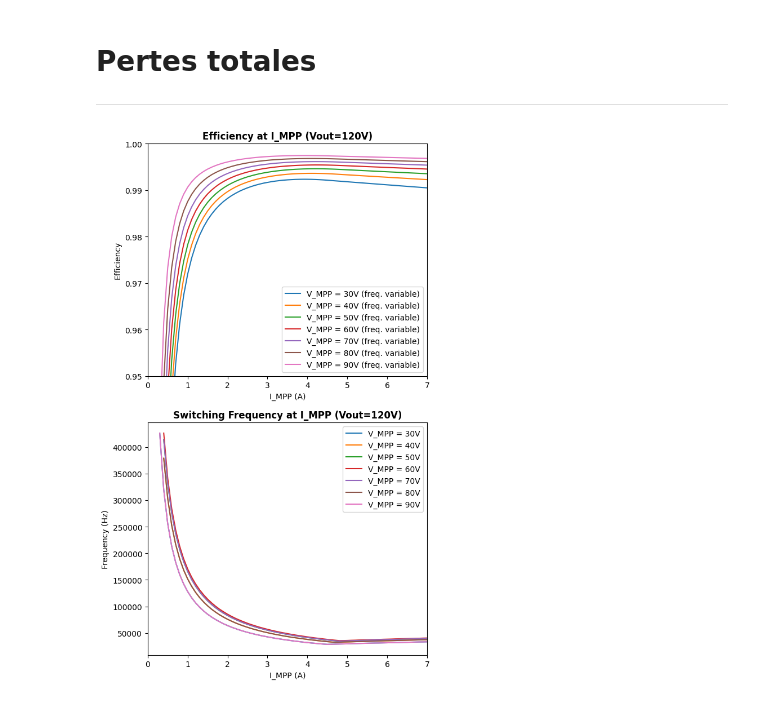
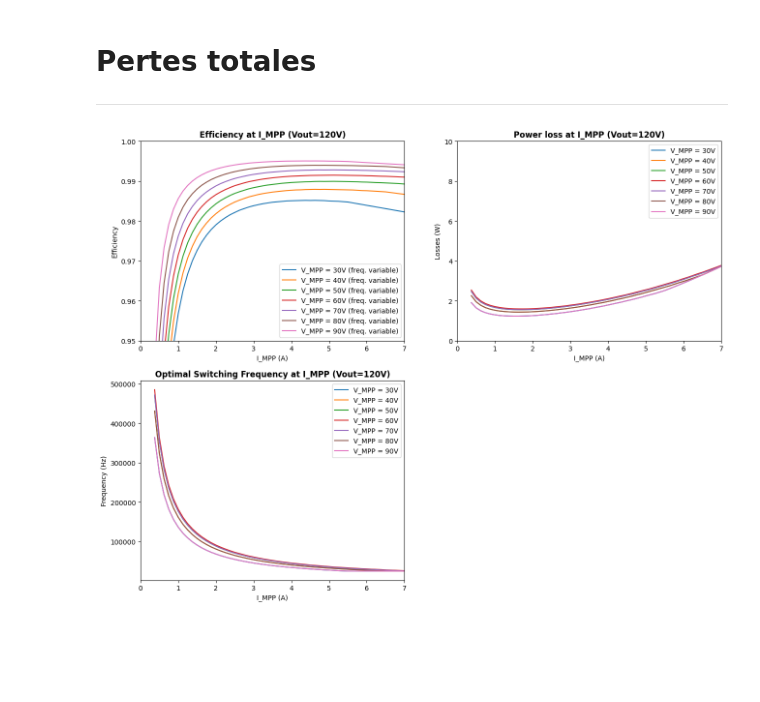
Before and after one commit to guimauve007/MPPT-builder, a Jupyter notebook: MPPT_builder.ipynb, the cells around one changed output. Drawn from its saved outputs; the diff is of its cells as text; code cells hidden in the pictures; blank space fills up the shorter version.

```diff
--- a/MPPT_builder.ipynb
+++ b/MPPT_builder.ipynb
@@ -88,5 +135,5 @@ $$P_{loss}=2 \cdot T_{SW} \cdot I_{MPP} \cdot V_{DS} \cdot f$$
 # %%
-def ploss_switching(impp, f, t_sw, vout):
+def ploss_q1_sw(impp, f, t_sw, vout):
     return 2*t_sw*impp*vout*f
 # %% [markdown]
 ## Pertes DC du MOSFET principal
@@ -112,4 +169,4 @@ $$P_{loss}=R_L \cdot [(I_{MPP})^2+\frac{\Delta I^2}{3}]$$
 # %%
-def ploss_inductor(impp, delta_i, rl):
-    return rl*((impp**2)*(delta_i**2)/3)
+def ploss_l1(impp, delta_i, rl):
+    return rl*((impp**2)+((delta_i**2)/3))
 # %% [markdown]
@@ -122,5 +179,5 @@ $$P_{loss}=\frac{1}{2} \cdot C_{DS} \cdot (V_{out})^2 \cdot f$$
 # %%
-def ploss_cds(f, vout, cds_sw):
+def ploss_q1_cds(f, vout, cds_sw):
     return (1/2)*cds_sw*(vout**2)*f
 # %% [markdown]
 # Pertes totales
@@ -141,7 +198,7 @@ def ploss_tot(f, i_mpp, vin, vout):
   di = delta_i(vin, d, f, l)
 
   # pertes totales
-  return ploss_rectifier(d, di, i_mpp, rds_rect) + ploss_switching(i_mpp, f, t_sw, vout) + ploss_fet(d, rds_sw, i_mpp, di) + ploss_inductor(i_mpp, di, rl) + ploss_cds(f, vout, cds_sw)
+  return ploss_q2(d, di, i_mpp, rds_rect) + ploss_q1_sw(i_mpp, f, t_sw, vout) + ploss_fet(d, rds_sw, i_mpp, di) + ploss_l1(i_mpp, di, rl) + ploss_q1_cds(f, vout, cds_sw)
 # %%
 def efficiency(f, i_mpp, vin, vout):
   p_in = vin*i_mpp
@@ -153,54 +210,89 @@ import numpy as np
 import matplotlib.pyplot as plt
 
 V_OUT = 120 # V
-MAX_RIPPLE_RATIO = 0.4 # pourcentage de I_MPP
-MAX_FREQUENCY = 500000 # HZ
+MAX_RIPPLE_RATIO = 0.15 # pourcentage de I_MPP
+MIN_FREQUENCY = 25000 # Hz
+MAX_FREQUENCY = 500000 # Hz
 MAX_I_MPP = 7 # A
 MAX_V_MPP = 90 # V
 
 v_mpp = np.arange(30, MAX_V_MPP + 1, 10)
-i_mpp = np.arange(0, MAX_I_MPP + 0.1, 0.1)
-frequency = np.arange(100, MAX_FREQUENCY + 1, 100)
+i_mpp = np.arange(0, MAX_I_MPP + 0.1, 0.125)
+frequency = np.arange(MIN_FREQUENCY, MAX_FREQUENCY + 1, 250)
+
+max_efficiency = 0
+best_frequency = 0
+power_loss = 0
 
 efficiency_list = []
 max_efficiency_list = []
-frequency_list = []
+best_frequency_list = []
+loss_list = []
 
 for v in v_mpp:
   for i in i_mpp:
     for f in frequency: # On cherche la fréquence qui retourne la meilleure efficacité
       if(delta_i(v, duty_cycle(v, V_OUT), f, L) < i*MAX_RIPPLE_RATIO):
         efficiency_list.append([efficiency(f, i, v, V_OUT), f])
       else:
         efficiency_list.append([0,0])
 
-    max_efficiency_list.append(None if max(efficiency_list, key = lambda x: x[0])[0] == 0 else max(efficiency_list, key = lambda x: x[0])[0])
-    frequency_list.append(None if max(efficiency_list, key = lambda x: x[0])[1] == 0 else max(efficiency_list, key = lambda x: x[0])[1])
-    efficiency_list.clear()
-  plt.subplot(2,1,1)
+    max_efficiency = max(efficiency_list, key = lambda x: x[0])[0] # On trouve l'efficacité optimale à i_mpp
+    max_efficiency = None if max_efficiency == 0 else max_efficiency# On remplace les 0 par des NULL pour mieux interpréter les graphiques
+    best_frequency = max(efficiency_list, key = lambda x: x[0])[1] # On trouve la fréquence qui maximise l'efficacité pour i_mpp
+    best_frequency = None if best_frequency == 0 else best_frequency
+    power_loss = None if max_efficiency == None else v*i*(1-max_efficiency)
+
+    max_efficiency_list.append(max_efficiency)
+    best_frequency_list.append(best_frequency)
+    loss_list.append(power_loss)
+
+    efficiency_list.clear() # On vide la liste pour recommencer avec un nouveau courant i_mpp
+
+  # On remplit les données pour chaque v_mpp
+  plt.subplot(2,2,1)
   plt.plot(i_mpp, max_efficiency_list, label="V_MPP = " + str(v) + "V (freq. variable)")
-  plt.subplot(2,1,2)
-  plt.plot(i_mpp, frequency_list, label="V_MPP = " + str(v) + "V")
+  plt.subplot(2,2,3)
+  plt.plot(i_mpp, best_frequency_list, label="V_MPP = " + str(v) + "V")
+  plt.subplot(2,2,2)
+  plt.plot(i_mpp, loss_list, label="V_MPP = " + str(v) + "V")
   max_efficiency_list.clear()
-  frequency_list.clear()
+  best_frequency_list.clear()
+  loss_list.clear()
 
-plt.subplot(2,1,1)
+# On calcule les valeurs minimales de condensateur (à fréquence minimale de switching)
+#plt.subplot(2,2,4)
+#table_data = [['Composante', 'Valeur', 'Unités'],
+#              ['C1', ' ', ' '],
+#              ['C2', ' ', ' ']]
+#plt.table(cellText=table_data, loc=('top',0.1))
+#plt.title("Condensateurs requis")
+#plt.axis('off')
+
+plt.subplot(2,2,1)
 plt.xlabel("I_MPP (A)")
 plt.ylabel("Efficiency")
 plt.ylim(0.95, 1)
 plt.xlim(0, 7)
 plt.legend()
 plt.title("Efficiency at I_MPP (Vout="+str(V_OUT)+"V)", fontweight ="bold")
 
-plt.subplot(2,1,2)
+plt.subplot(2,2,2)
+plt.xlabel("I_MPP (A)")
+plt.ylabel("Losses (W)")
+plt.ylim(0, 10)
+plt.xlim(0, 7)
+plt.legend()
+plt.title("Power loss at I_MPP (Vout="+str(V_OUT)+"V)", fontweight ="bold")
+
+plt.subplot(2,2,3)
 plt.xlabel("I_MPP (A)")
 plt.ylabel("Frequency (Hz)")
 plt.xlim(0, 7)
 plt.legend()
-plt.title("Switching Frequency at I_MPP (Vout="+str(V_OUT)+"V)", fontweight ="bold")
+plt.title("Optimal Switching Frequency at I_MPP (Vout="+str(V_OUT)+"V)", fontweight ="bold")
 
-plt.subplots_adjust(top=2)
-
+plt.subplots_adjust(top=2, right=2)
 plt.show()
 # %% [output]
-[figure, old version]
+[figure, new version]
```
Also changed, not shown: parts of 18 cells of this notebook.
